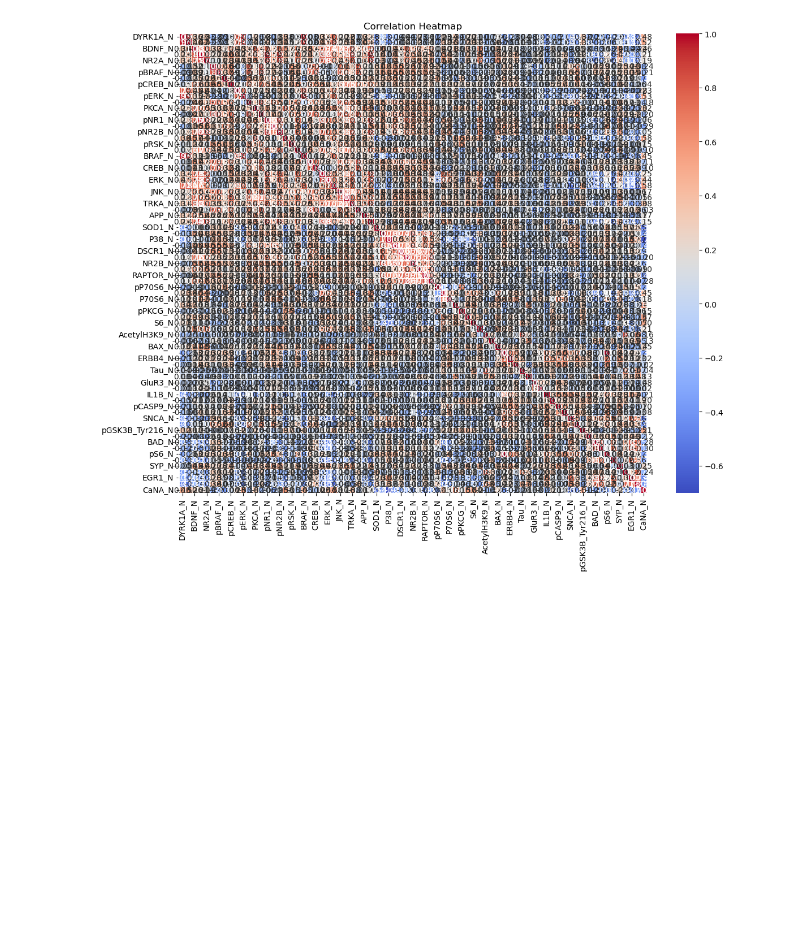
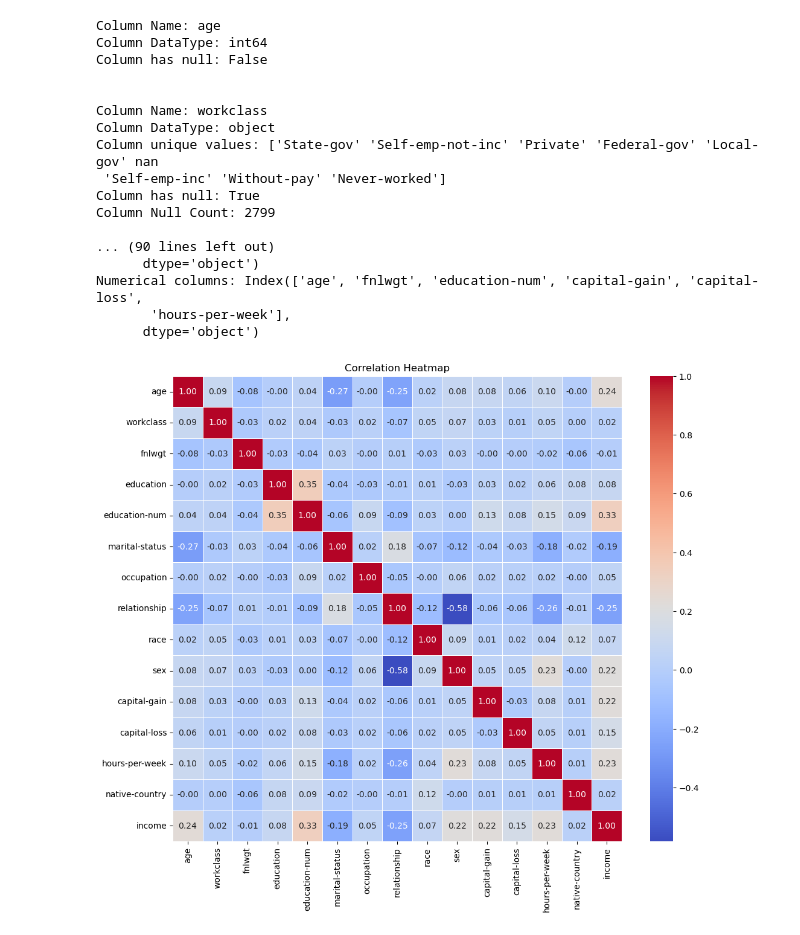
Before and after one commit to murtazaa-hussainn/CSE-602-Machine-Learning-I, a Jupyter notebook: Assignment 2/Wrapper, filter and pca test.ipynb, the cells around one changed output. Cells and saved outputs as stored; diff of their text form; code cells hidden in the pictures; blank space fills up the shorter version.

```diff
--- a/Assignment 2/Wrapper, filter and pca test.ipynb
+++ b/Assignment 2/Wrapper, filter and pca test.ipynb
@@ -156,6 +157,16 @@ def LR(df, target_name, folds):
 
     df_results = pd.DataFrame(results)
     return df_results
+# %%
+def plot_Heatmap(df):
+    # Assuming df is your DataFrame containing the data
+    correlation_matrix = df.corr()
+
+    # Plotting the heatmap
+    plt.figure(figsize=(12, 10))
+    sns.heatmap(correlation_matrix, annot=True, cmap='coolwarm', fmt=".2f", linewidths=0.5)
+    plt.title('Correlation Heatmap')
+    plt.show()
 # %%
 # Loading all Datasets into the required variables
 c_cancer, c_mice_expression, c_adult_income, r_life_expectancy = load_datasets()
@@ -238,11 +269,32 @@ plt.show()
 # %%
-correlation_matrix = c_mice_expression.corr()
-
+c_adult_income
+# Checking for Null Values
+null_check(c_adult_income)
+# Null Values present hence Removing the data
+clean_data(c_adult_income,[])
+# No Null Values present hence Encoding Categorical Data to Numerical
+c_adult_income = transform_data(c_adult_income)
 # Plotting the heatmap
-plt.figure(figsize=(12, 10))  # Adjust the size of the figure
-sns.heatmap(correlation_matrix, annot=True, cmap='coolwarm', fmt=".2f", linewidths=0.5)
-plt.title('Correlation Heatmap')
-plt.tight_layout()  # Adjust layout to prevent clipping of labels
-plt.show()
+plot_Heatmap(c_adult_income)
+# The target column in 'diagnosis' hence applying Logistic Regression with and without CV.
+c_adult_income_results = LR(c_adult_income, 'income', [0, 5, 10, 20, 50, 100])
+display(c_adult_income_results)
 # %% [output]
+Column Name: age
+Column DataType: int64
+Column has null: False
+
+
+Column Name: workclass
+Column DataType: object
+Column unique values: ['State-gov' 'Self-emp-not-inc' 'Private' 'Federal-gov' 'Local-gov' nan
+ 'Self-emp-inc' 'Without-pay' 'Never-worked']
+Column has null: True
+Column Null Count: 2799
+
+... (90 lines left out)
+      dtype='object')
+Numerical columns: Index(['age', 'fnlwgt', 'education-num', 'capital-gain', 'capital-loss',
+       'hours-per-week'],
+      dtype='object')
-[figure, old version]
+[figure, new version]
```
Also changed, not shown: parts of 4 cells of this notebook.
